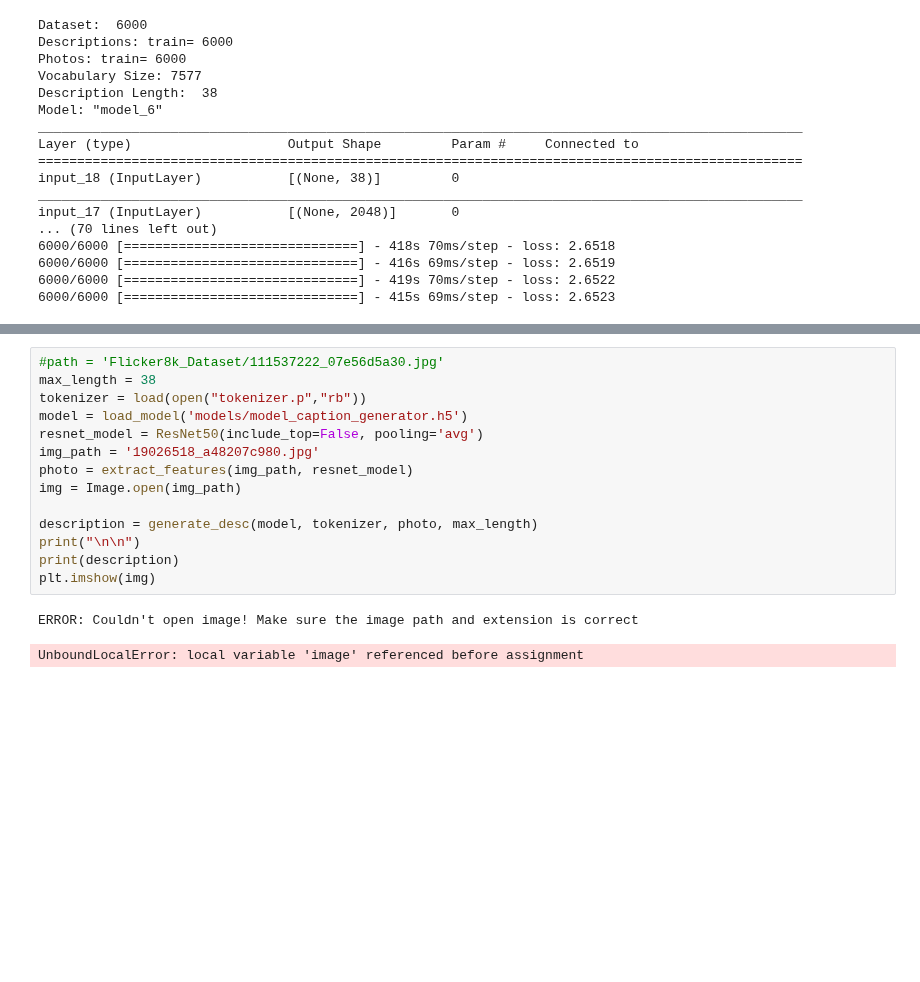
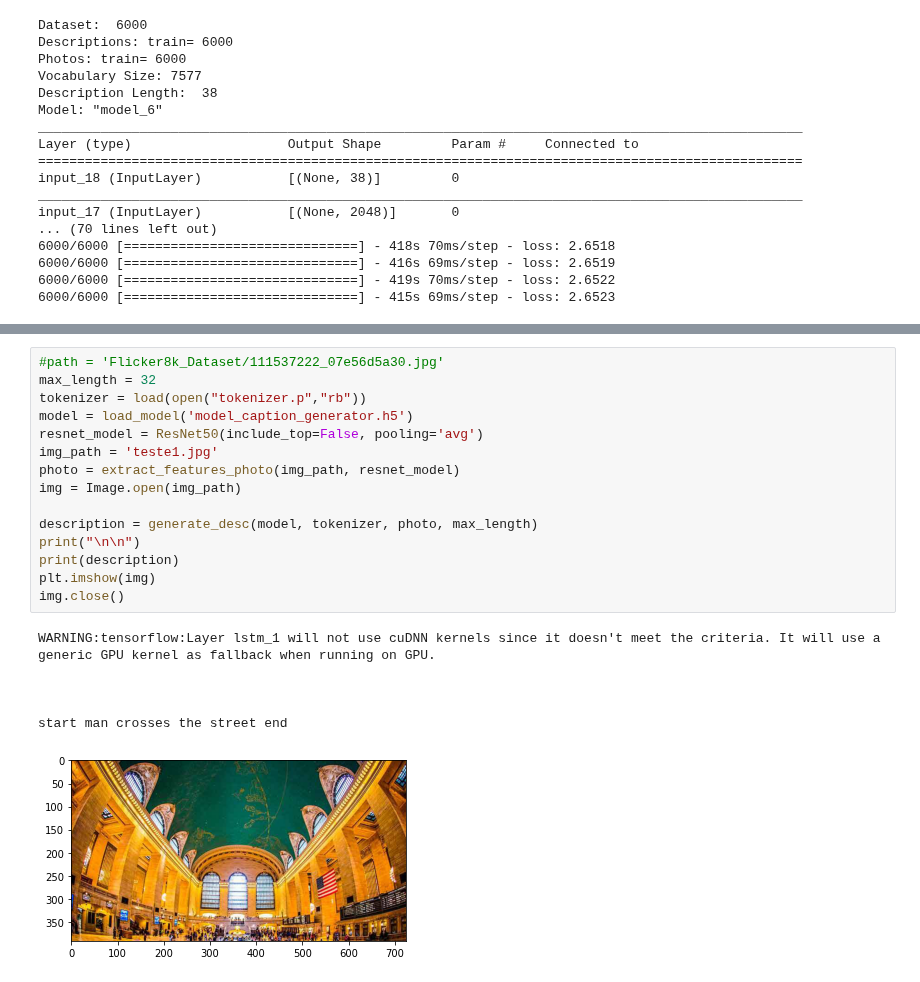
Before and after one commit to joberthrogers18/Analise_Sentimental_em_Imagens, a Jupyter notebook: captioning_image/training_caption_generation.ipynb, the cells around one changed output, grey strips where cells are left out. Saved outputs shown, nothing was run; the diff lists cells and outputs as text; blank space fills up the shorter version.

```diff
--- a/captioning_image/training_caption_generation.ipynb
+++ b/captioning_image/training_caption_generation.ipynb
@@ -359,19 +359,24 @@ def generate_desc(model, tokenizer, photo, max_length):
     return in_text
 # %%
 #path = 'Flicker8k_Dataset/111537222_07e56d5a30.jpg'
-max_length = 38
+max_length = 32
 tokenizer = load(open("tokenizer.p","rb"))
-model = load_model('models/model_caption_generator.h5')
+model = load_model('model_caption_generator.h5')
 resnet_model = ResNet50(include_top=False, pooling='avg')
-img_path = '19026518_a48207c980.jpg'
-photo = extract_features(img_path, resnet_model)
+img_path = 'teste1.jpg'
+photo = extract_features_photo(img_path, resnet_model)
 img = Image.open(img_path)
 
 description = generate_desc(model, tokenizer, photo, max_length)
 print("\n\n")
 print(description)
 plt.imshow(img)
+img.close()
 # %% [output]
-ERROR: Couldn't open image! Make sure the image path and extension is correct
+WARNING:tensorflow:Layer lstm_1 will not use cuDNN kernels since it doesn't meet the criteria. It will use a generic GPU kernel as fallback when running on GPU.
+
+
+
+start man crosses the street end
-UnboundLocalError: local variable 'image' referenced before assignment
+[figure, added]
 # %%
```
Also changed, not shown: parts of 2 cells of this notebook, 1 other file.
